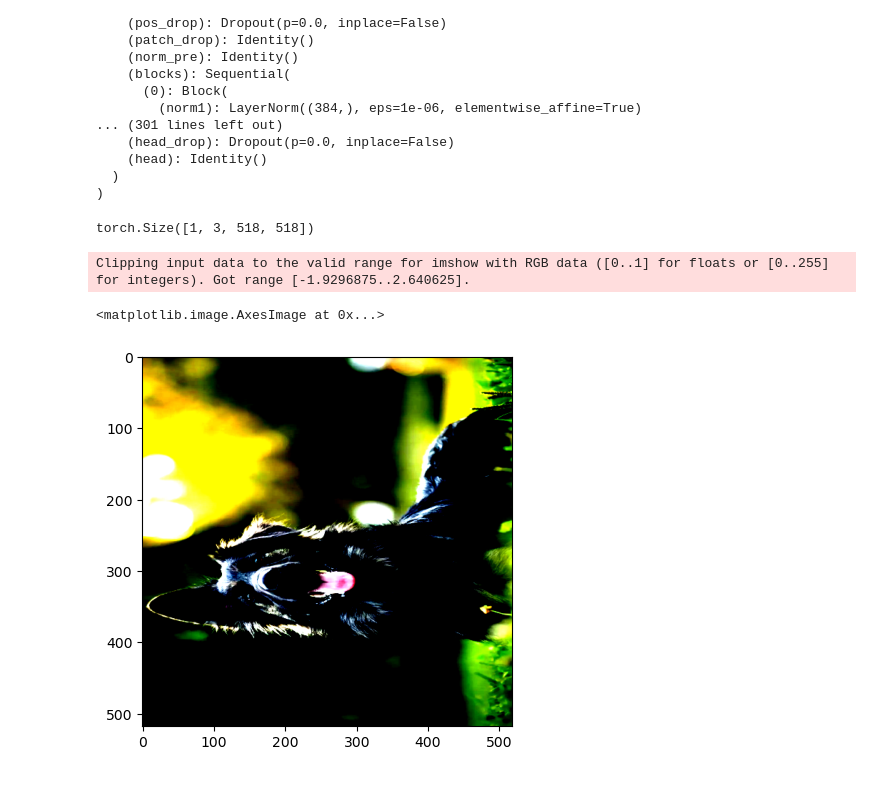
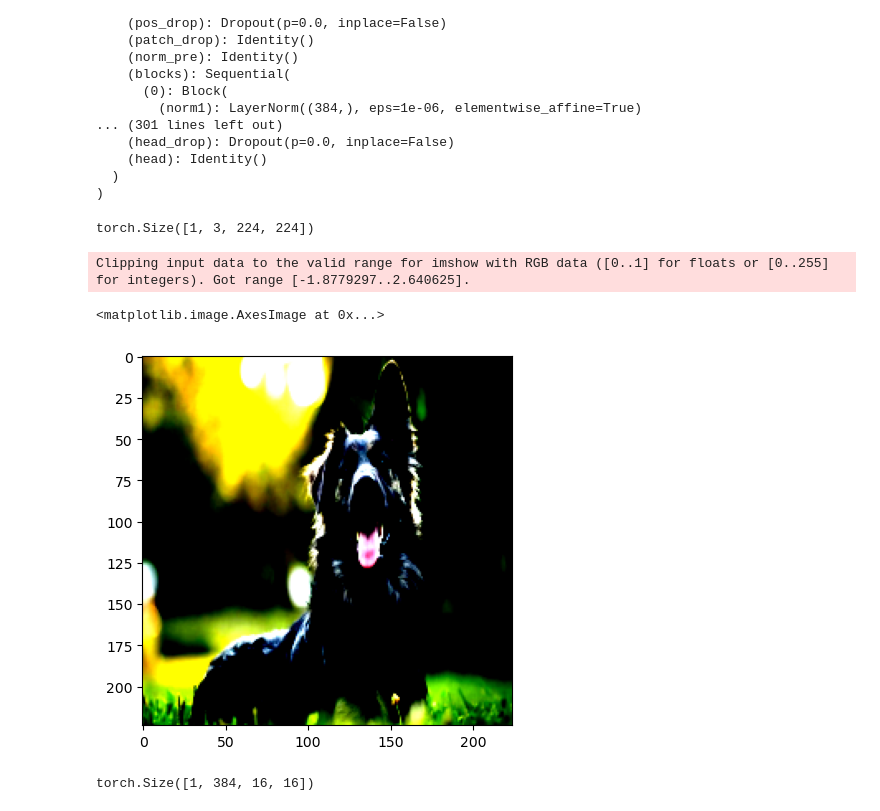
Before and after one commit to tldr-group/dino-saw, a Jupyter notebook: testing_dinov2/test.ipynb, the cells around one changed output. Drawn from its saved outputs; the diff is of its cells as text; code cells hidden in the pictures.

```diff
--- a/testing_dinov2/test.ipynb
+++ b/testing_dinov2/test.ipynb
@@ -93,17 +113,17 @@ PretrainedViTWrapper(
   )
 )
 # %%
-white_img = np.ones((518,518), np.float16)
+white_img = np.ones((224,224), np.float16)
 white_img_unsq = torch.tensor(white_img).unsqueeze(0).unsqueeze(0).repeat([1,3,1,1])
 white_img_unsq.shape
 # %% [output]
-torch.Size([1, 3, 518, 518])
+torch.Size([1, 3, 224, 224])
 # %%
-black_dog = load_image("black_dog.jpg", resize_crop((518,518), (518,518)))
+black_dog = load_image("black_dog.jpg", resize_crop((224,224), (224,224)))
 # %%
-plt.imshow(black_dog[0].cpu().squeeze().transpose(0,2).float())
+plt.imshow(black_dog[0].cpu().squeeze().transpose(0,2).transpose(0,1).float())
 # %% [output]
-Clipping input data to the valid range for imshow with RGB data ([0..1] for floats or [0..255] for integers). Got range [-1.9296875..2.640625].
+Clipping input data to the valid range for imshow with RGB data ([0..1] for floats or [0..255] for integers). Got range [-1.8779297..2.640625].
 <matplotlib.image.AxesImage at 0x...>
-[figure, old version]
+[figure, new version]
 # %%
@@ -112,3 +132,7 @@ res = vit_wrapper.forward_features(white_img_unsq.to("cuda"), make_2D=True)
+# %%
+res.shape
+# %% [output]
+torch.Size([1, 384, 16, 16])
 # %%
 reduced_feats = do_2D_pca(res[0,::], n_components=3, post_norm="minmax")
 plt.imshow(reduced_feats)
```
Also changed, not shown: parts of 19 cells of this notebook.
